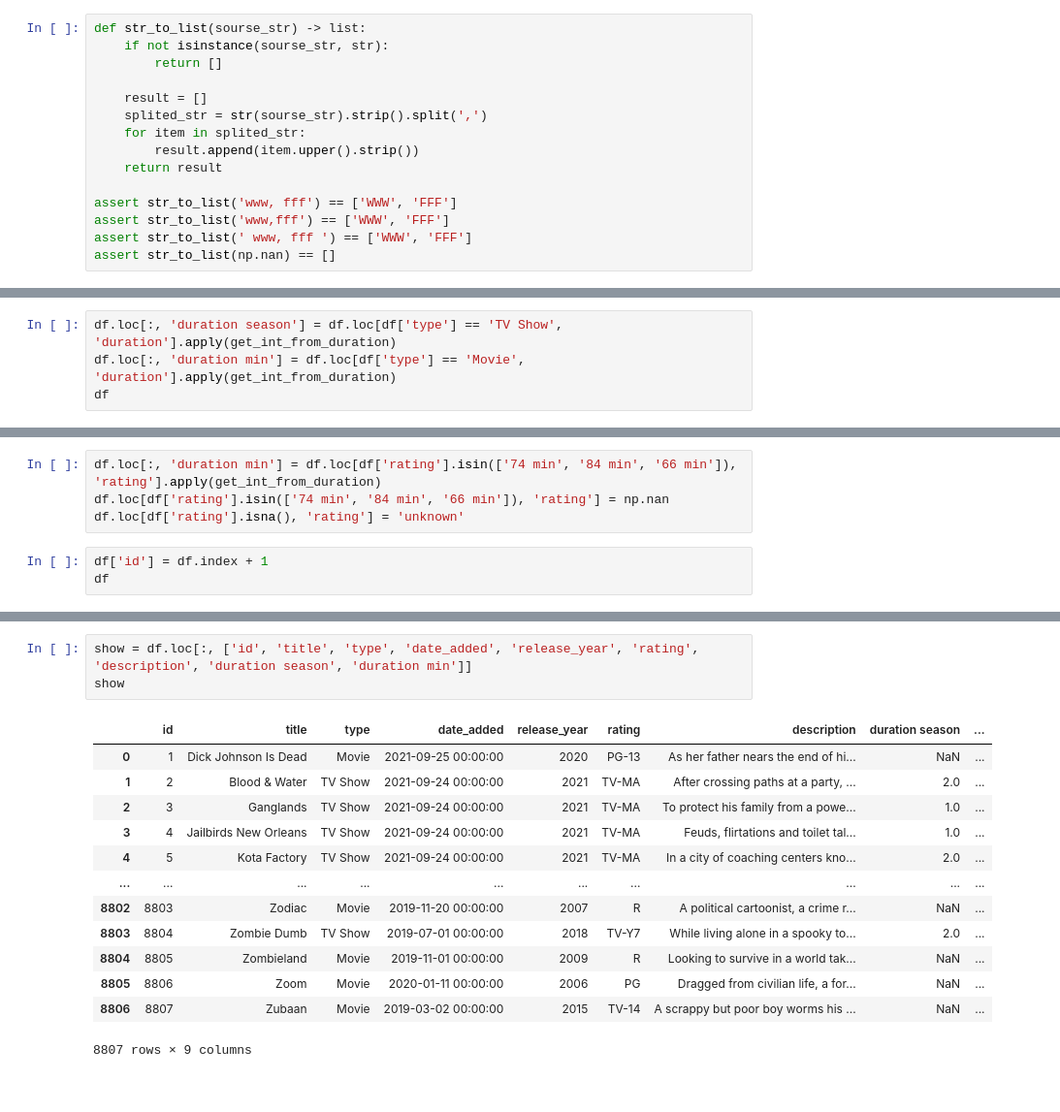
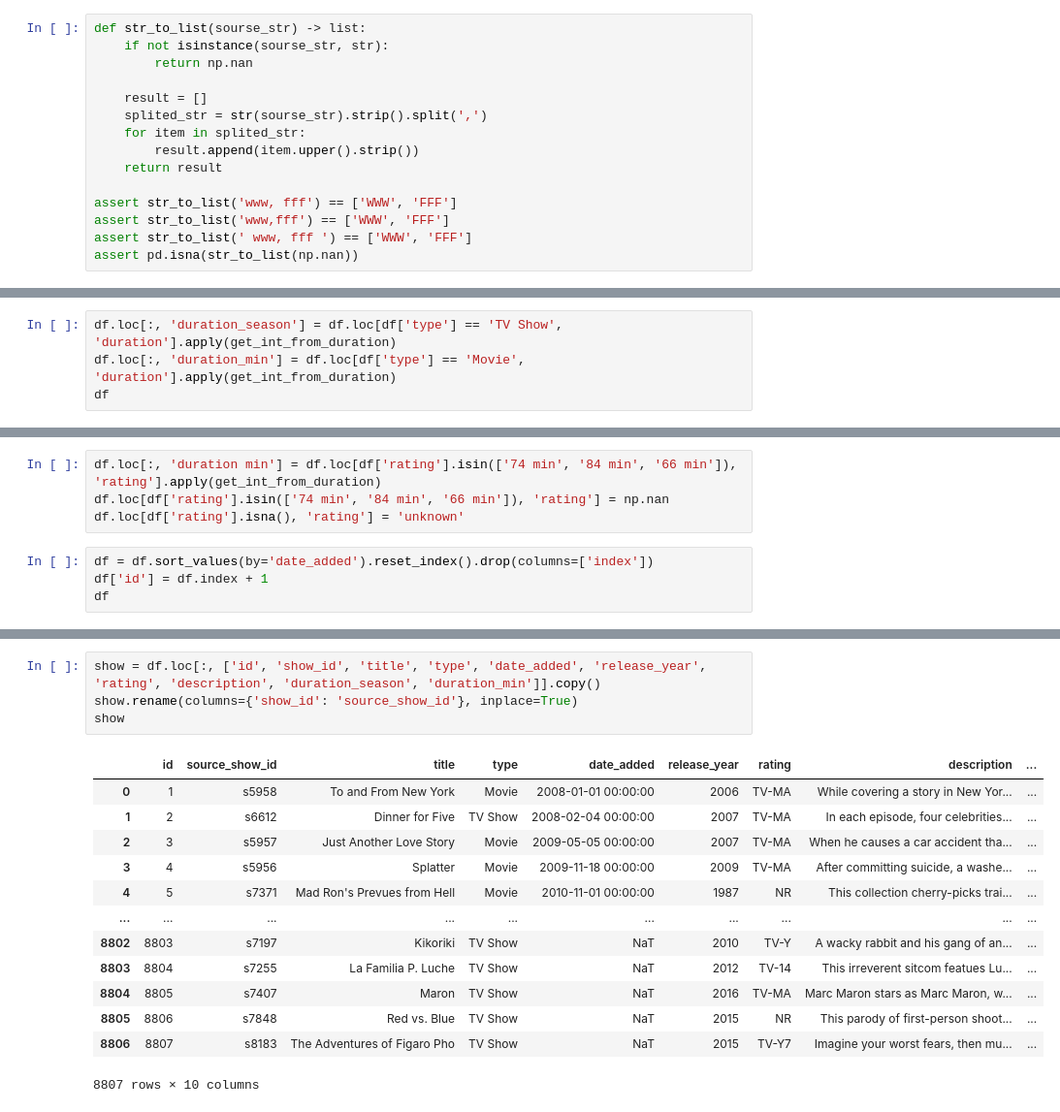
Before and after one commit to vadim-gusak/netflix_dataset, a Jupyter notebook: netflix_transform.ipynb, the cells around one changed output, grey strips where cells are left out. Shown: that part at 97% size. Drawn from its saved outputs; the diff is of its cells as text.

```diff
--- a/netflix_transform.ipynb
+++ b/netflix_transform.ipynb
@@ -25,7 +24,7 @@ df
 # %%
 def str_to_list(sourse_str) -> list:
     if not isinstance(sourse_str, str):
-        return []
+        return np.nan
 
     result = []
     splited_str = str(sourse_str).strip().split(',')
@@ -36,7 +35,7 @@ def str_to_list(sourse_str) -> list:
 assert str_to_list('www, fff') == ['WWW', 'FFF']
 assert str_to_list('www,fff') == ['WWW', 'FFF']
 assert str_to_list(' www, fff ') == ['WWW', 'FFF']
-assert str_to_list(np.nan) == []
+assert pd.isna(str_to_list(np.nan))
 # %%
 df.loc[:, 'cast'] = df.loc[:, 'cast'].apply(str_to_list)
 df.loc[:, 'director'] = df.loc[:, 'director'].apply(str_to_list)
@@ -72,6 +72,6 @@ assert get_int_from_duration('10') == 10
 # %%
-df.loc[:, 'duration season'] = df.loc[df['type'] == 'TV Show', 'duration'].apply(get_int_from_duration)
-df.loc[:, 'duration min'] = df.loc[df['type'] == 'Movie', 'duration'].apply(get_int_from_duration)
+df.loc[:, 'duration_season'] = df.loc[df['type'] == 'TV Show', 'duration'].apply(get_int_from_duration)
+df.loc[:, 'duration_min'] = df.loc[df['type'] == 'Movie', 'duration'].apply(get_int_from_duration)
 df
 # %% [output]
 |  | show_id | type | title | director | cast | country | date_added | release_year | rating | duration | ... |
@@ -92,6 +92,7 @@ df.loc[:, 'duration min'] = df.loc[df['rating'].isin(['74 min', '84 min', '66 mi
 df.loc[df['rating'].isin(['74 min', '84 min', '66 min']), 'rating'] = np.nan
 df.loc[df['rating'].isna(), 'rating'] = 'unknown'
 # %%
+df = df.sort_values(by='date_added').reset_index().drop(columns=['index'])
 df['id'] = df.index + 1
 df
 # %% [output]
@@ -191,17 +112,18 @@ listed_in
 # %%
-show = df.loc[:, ['id', 'title', 'type', 'date_added', 'release_year', 'rating', 'description', 'duration season', 'duration min']]
+show = df.loc[:, ['id', 'show_id', 'title', 'type', 'date_added', 'release_year', 'rating', 'description', 'duration_season', 'duration_min']].copy()
+show.rename(columns={'show_id': 'source_show_id'}, inplace=True)
 show
 # %% [output]
-|  | id | title | type | date_added | release_year | rating | description | duration season | ... |
-| 0 | 1 | Dick Johnson Is Dead | Movie | 2021-09-25 00:00:00 | 2020 | PG-13 | As her father nears the end of hi... | NaN | ... |
-| 1 | 2 | Blood & Water | TV Show | 2021-09-24 00:00:00 | 2021 | TV-MA | After crossing paths at a party, ... | 2.0 | ... |
-| 2 | 3 | Ganglands | TV Show | 2021-09-24 00:00:00 | 2021 | TV-MA | To protect his family from a powe... | 1.0 | ... |
-| 3 | 4 | Jailbirds New Orleans | TV Show | 2021-09-24 00:00:00 | 2021 | TV-MA | Feuds, flirtations and toilet tal... | 1.0 | ... |
-| 4 | 5 | Kota Factory | TV Show | 2021-09-24 00:00:00 | 2021 | TV-MA | In a city of coaching centers kno... | 2.0 | ... |
+|  | id | source_show_id | title | type | date_added | release_year | rating | description | ... |
+| 0 | 1 | s5958 | To and From New York | Movie | 2008-01-01 00:00:00 | 2006 | TV-MA | While covering a story in New Yor... | ... |
+| 1 | 2 | s6612 | Dinner for Five | TV Show | 2008-02-04 00:00:00 | 2007 | TV-MA | In each episode, four celebrities... | ... |
+| 2 | 3 | s5957 | Just Another Love Story | Movie | 2009-05-05 00:00:00 | 2007 | TV-MA | When he causes a car accident tha... | ... |
+| 3 | 4 | s5956 | Splatter | Movie | 2009-11-18 00:00:00 | 2009 | TV-MA | After committing suicide, a washe... | ... |
+| 4 | 5 | s7371 | Mad Ron's Prevues from Hell | Movie | 2010-11-01 00:00:00 | 1987 | NR | This collection cherry-picks trai... | ... |
 | ... | ... | ... | ... | ... | ... | ... | ... | ... | ... |
-| 8802 | 8803 | Zodiac | Movie | 2019-11-20 00:00:00 | 2007 | R | A political cartoonist, a crime r... | NaN | ... |
-| 8803 | 8804 | Zombie Dumb | TV Show | 2019-07-01 00:00:00 | 2018 | TV-Y7 | While living alone in a spooky to... | 2.0 | ... |
-| 8804 | 8805 | Zombieland | Movie | 2019-11-01 00:00:00 | 2009 | R | Looking to survive in a world tak... | NaN | ... |
-| 8805 | 8806 | Zoom | Movie | 2020-01-11 00:00:00 | 2006 | PG | Dragged from civilian life, a for... | NaN | ... |
-| 8806 | 8807 | Zubaan | Movie | 2019-03-02 00:00:00 | 2015 | TV-14 | A scrappy but poor boy worms his ... | NaN | ... |
+| 8802 | 8803 | s7197 | Kikoriki | TV Show | NaT | 2010 | TV-Y | A wacky rabbit and his gang of an... | ... |
+| 8803 | 8804 | s7255 | La Familia P. Luche | TV Show | NaT | 2012 | TV-14 | This irreverent sitcom featues Lu... | ... |
+| 8804 | 8805 | s7407 | Maron | TV Show | NaT | 2016 | TV-MA | Marc Maron stars as Marc Maron, w... | ... |
+| 8805 | 8806 | s7848 | Red vs. Blue | TV Show | NaT | 2015 | NR | This parody of first-person shoot... | ... |
+| 8806 | 8807 | s8183 | The Adventures of Figaro Pho | TV Show | NaT | 2015 | TV-Y7 | Imagine your worst fears, then mu... | ... |
-8807 rows × 9 columns
+8807 rows × 10 columns
```
Also changed, not shown: parts of 18 cells of this notebook.
